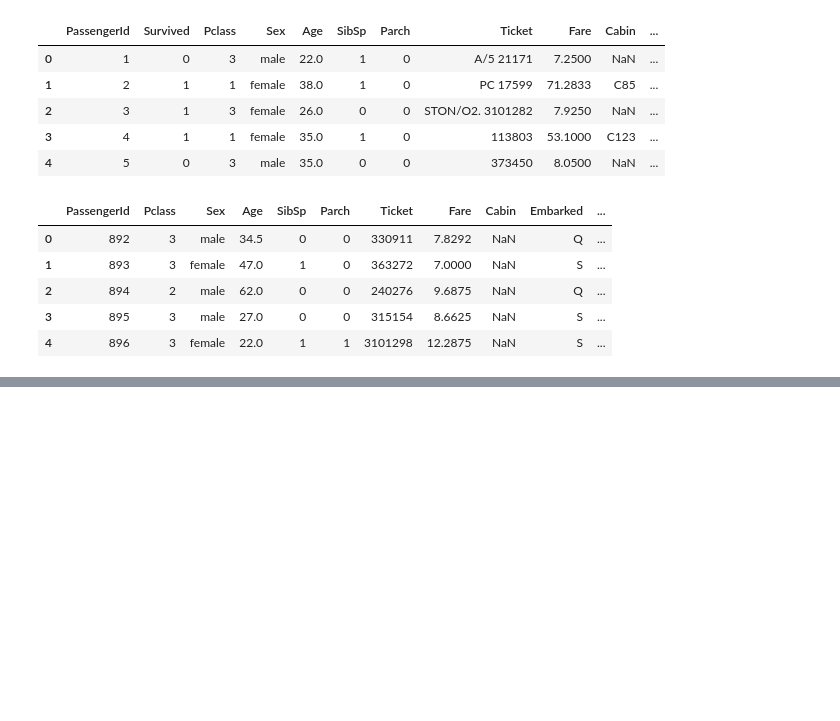
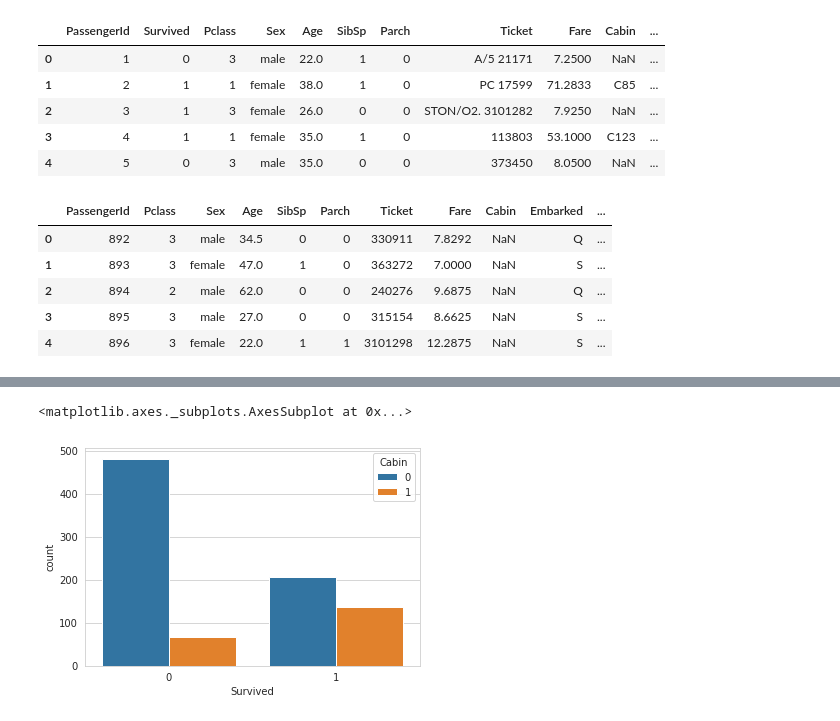
Before and after one commit to eshitagoel/Titanic_Survival, a Jupyter notebook: Titanic Survival.ipynb, the cells around one changed output, grey strips where cells are left out. Saved outputs shown, nothing was run; the diff lists cells and outputs as text; code cells hidden in the pictures; blank space fills up the shorter version.

```diff
--- a/Titanic Survival.ipynb
+++ b/Titanic Survival.ipynb
@@ -141,0 +161,6 @@ test.head()
+# %%
+train["Cabin"] = train["Cabin"].fillna(0)
+for i in range(891):
+    if(train.at[i,"Cabin"]!=0):
+        train.at[i,"Cabin"]=1
+train.head()
@@ -141,0 +174,5 @@ test.head()
+# %%
+sns.countplot(x = "Survived", hue = "Cabin", data= train)
+# %% [output]
+<matplotlib.axes._subplots.AxesSubplot at 0x...>
+[figure, added]
```
Also changed, not shown: parts of 18 cells of this notebook.
